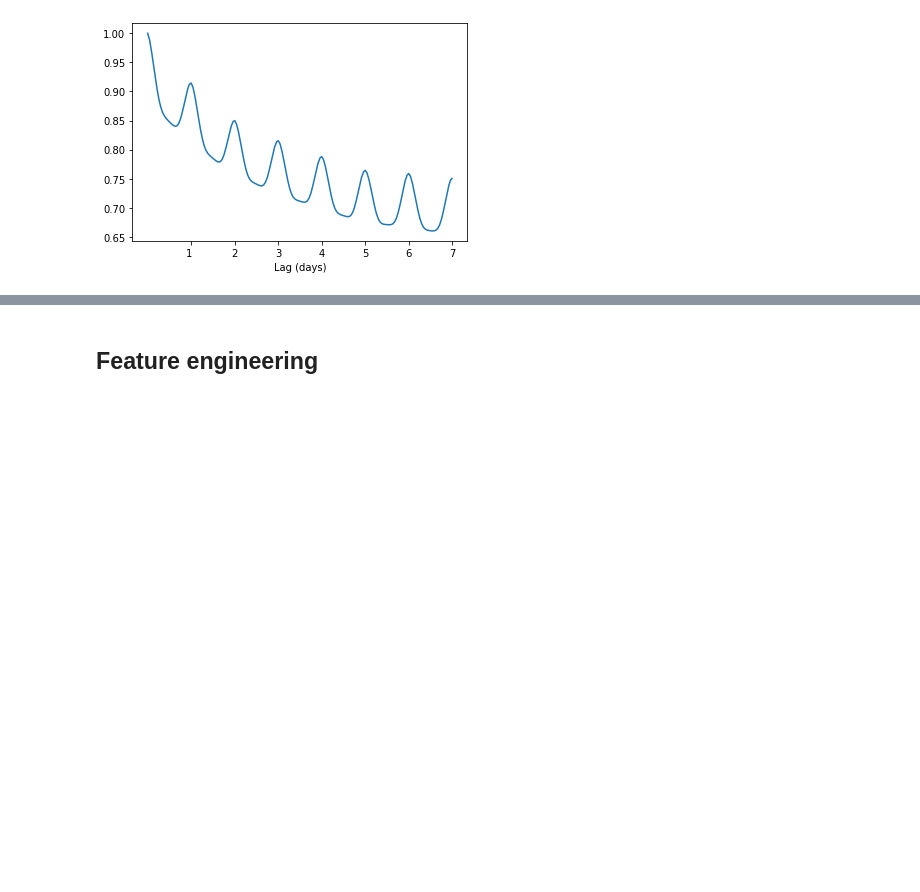
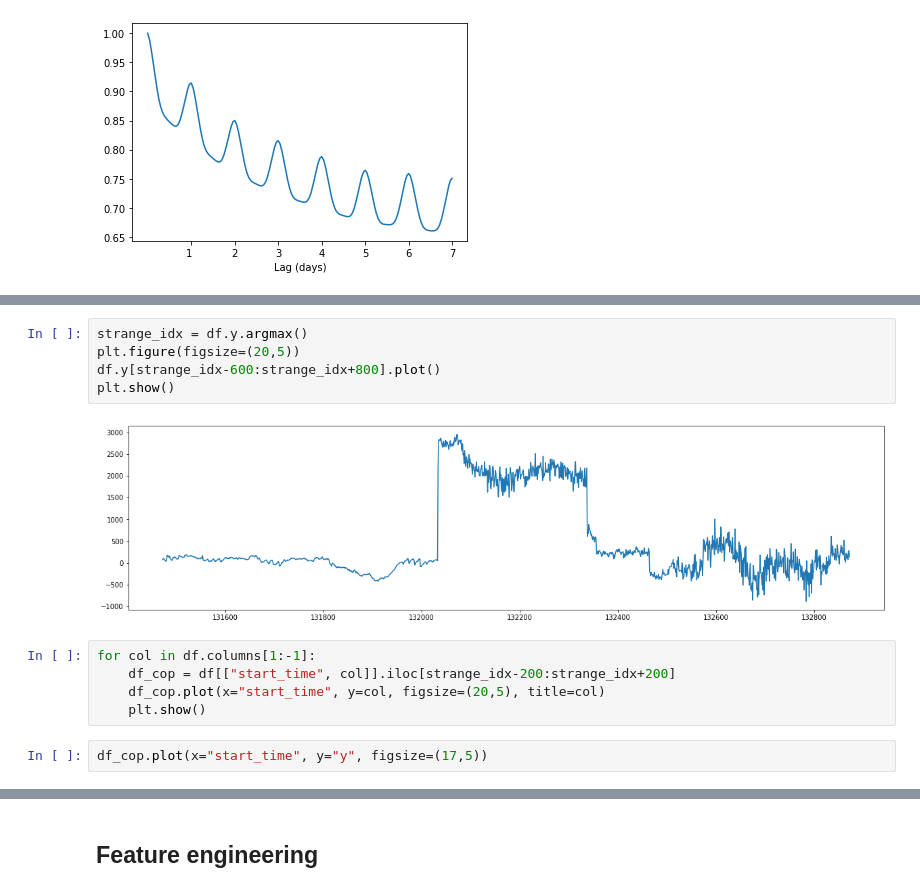
Before and after one commit to Kohmann/DL-power-imbalance-forecasting, a Jupyter notebook: data_exploration.ipynb, the cells around one changed output, grey strips where cells are left out. Cells and saved outputs as stored; diff of their text form; blank space fills up the shorter version.

```diff
--- a/data_exploration.ipynb
+++ b/data_exploration.ipynb
@@ -117,0 +145,14 @@ Text(0.5, 0, 'Lag (days)')
+# %%
+strange_idx = df.y.argmax()
+plt.figure(figsize=(20,5))
+df.y[strange_idx-600:strange_idx+800].plot()
+plt.show()
+# %% [output]
+[figure, added]
+# %%
+for col in df.columns[1:-1]:
+	df_cop = df[["start_time", col]].iloc[strange_idx-200:strange_idx+200]
+	df_cop.plot(x="start_time", y=col, figsize=(20,5), title=col)
+	plt.show()
+# %%
+df_cop.plot(x="start_time", y="y", figsize=(17,5))
```
Also changed, not shown: parts of 74 cells of this notebook, 2 other files.
